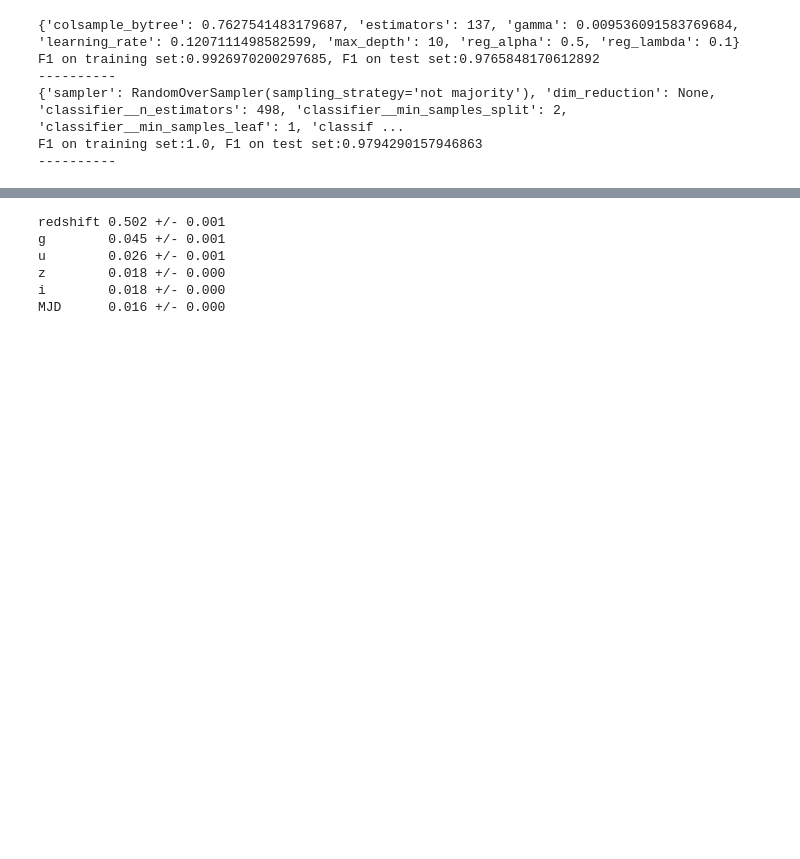
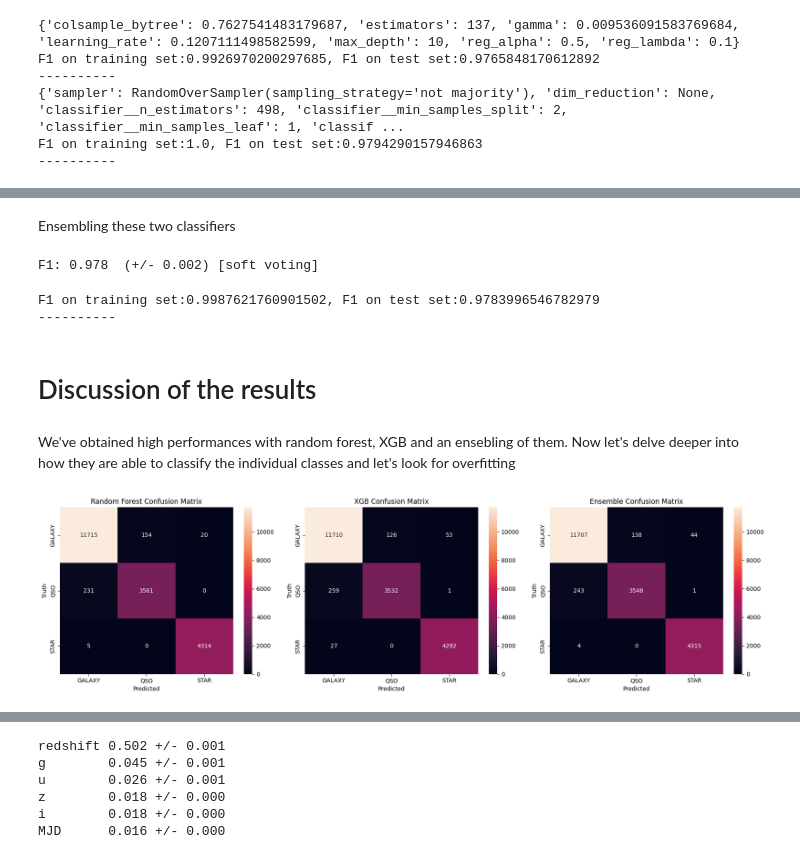
Before and after one commit to Antonello03/MachineLearning, a Jupyter notebook: Stellar_Classification_Project/model.ipynb, the cells around one changed output, grey strips where cells are left out. Saved outputs shown, nothing was run; the diff lists cells and outputs as text; code cells hidden in the pictures; blank space fills up the shorter version.

Commit message:
performance measures

```diff
--- a/Stellar_Classification_Project/model.ipynb
+++ b/Stellar_Classification_Project/model.ipynb
@@ -792,0 +798,75 @@ a
+# %% [markdown]
+Ensembling these two classifiers
+# %%
+soft_clf = VotingClassifier(
+    estimators=[('XGB', rs_opt_XGB.best_estimator_), ('RF', rs_opt_RF.best_estimator_)],
+    voting='soft'
+)
+
+print('5-fold cross validation:\n')
+scores = cross_val_score(estimator=soft_clf, X=X_train, y=y_train, cv=5, scoring="f1_weighted", verbose=3)
+print(f'F1: {scores.mean():.3f} ' , f'(+/- {scores.std():.3f}) [soft voting]')
+# %% [output]
+F1: 0.978  (+/- 0.002) [soft voting]
+# %%
+soft_clf.fit(X_train, y_train)
+
+pred_train = soft_clf.predict(X_train)
+pred_test = soft_clf.predict(X_test)
+
+f1_train = f1_score(y_train, pred_train, average="weighted")
+f1_test = f1_score(y_test, pred_test, average="weighted")
+
+print(f'F1 on training set:{f1_train}, F1 on test set:{f1_test}')
+print(10 * "-")
+# %% [output]
+F1 on training set:0.9987621760901502, F1 on test set:0.9783996546782979
+----------
+# %% [markdown]
+# Discussion of the results
+# %% [markdown]
+We've obtained high performances with random forest, XGB and an ensebling of them. Now let's delve deeper into how they are able to classify the individual classes and let's look for overfitting
+# %%
+y_pred_rf = rs_opt_RF.best_estimator_.predict(X_test)
+y_pred_XGB = rs_opt_XGB.best_estimator_.predict(X_test)
+y_pred_ens = soft_clf.predict(X_test)
+
+y_pred_rf = lb.inverse_transform(y_pred_rf)
+y_pred_XGB = lb.inverse_transform(y_pred_XGB)
+y_pred_ens = lb.inverse_transform(y_pred_ens)
+
+# Creating the confusion matrix
+cm_rf = confusion_matrix(y_test, y_pred_rf)
+cm_XGB = confusion_matrix(y_test, y_pred_XGB)
+cm_ens = confusion_matrix(y_test, y_pred_ens)
+
+classes = lb.inverse_transform([0,1,2])
+
+plt.figure(figsize=(18, 5))
+
+# Random Forest Confusion Matrix
+plt.subplot(1, 3, 1)
+sns.heatmap(cm_rf, annot=True, fmt='d', xticklabels=classes, yticklabels=classes)
+plt.title('Random Forest Confusion Matrix')
+plt.xlabel('Predicted')
+plt.ylabel('Truth')
+
+# XGB Confusion Matrix
+plt.subplot(1, 3, 2)
+sns.heatmap(cm_XGB, annot=True, fmt='d', xticklabels=classes, yticklabels=classes)
+plt.title('XGB Confusion Matrix')
+plt.xlabel('Predicted')
+plt.ylabel('Truth')
+
+# Ensemble Confusion Matrix
+plt.subplot(1, 3, 3)
+sns.heatmap(cm_ens, annot=True, fmt='d', xticklabels=classes, yticklabels=classes)
+plt.title('Ensemble Confusion Matrix')
+plt.xlabel('Predicted')
+plt.ylabel('Truth')
+
+# Adjust the layout
+plt.tight_layout()
+plt.show()
+# %% [output]
+[figure, added]
```
Also changed, not shown: parts of 26 cells of this notebook.
